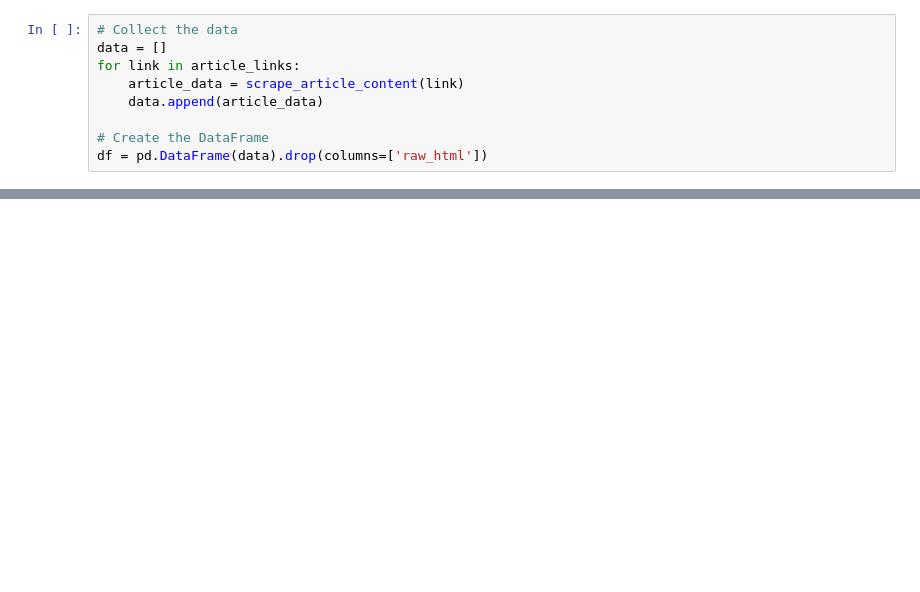
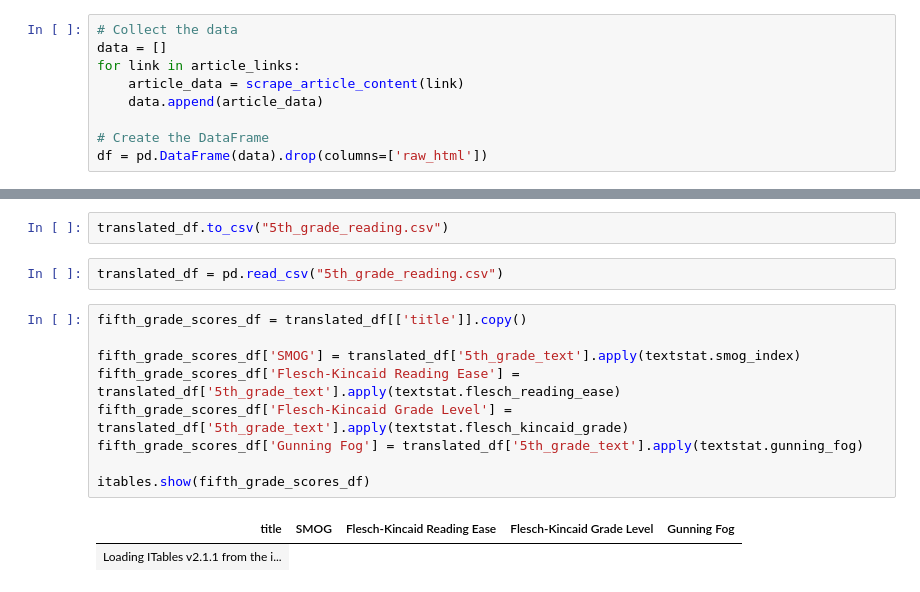
Before and after one commit to alexanderSolod/MedExplain, a Jupyter notebook: claude_analysis.ipynb, the cells around one changed output, grey strips where cells are left out. Saved outputs shown, nothing was run; the diff lists cells and outputs as text; blank space fills up the shorter version.

```diff
--- a/claude_analysis.ipynb
+++ b/claude_analysis.ipynb
@@ -70,0 +78,16 @@ ValueError: No tables found
+# %%
+translated_df.to_csv("5th_grade_reading.csv")
+# %%
+translated_df = pd.read_csv("5th_grade_reading.csv")
+# %%
+fifth_grade_scores_df = translated_df[['title']].copy()
+
+fifth_grade_scores_df['SMOG'] = translated_df['5th_grade_text'].apply(textstat.smog_index)
+fifth_grade_scores_df['Flesch-Kincaid Reading Ease'] = translated_df['5th_grade_text'].apply(textstat.flesch_reading_ease)
+fifth_grade_scores_df['Flesch-Kincaid Grade Level'] = translated_df['5th_grade_text'].apply(textstat.flesch_kincaid_grade)
+fifth_grade_scores_df['Gunning Fog'] = translated_df['5th_grade_text'].apply(textstat.gunning_fog)
+
+itables.show(fifth_grade_scores_df)
+# %% [output]
+| title | SMOG | Flesch-Kincaid Reading Ease | Flesch-Kincaid Grade Level | Gunning Fog |
+| Loading ITables v2.1.1 from the i... |
```
Also changed, not shown: parts of 14 cells of this notebook, 7 other files.
